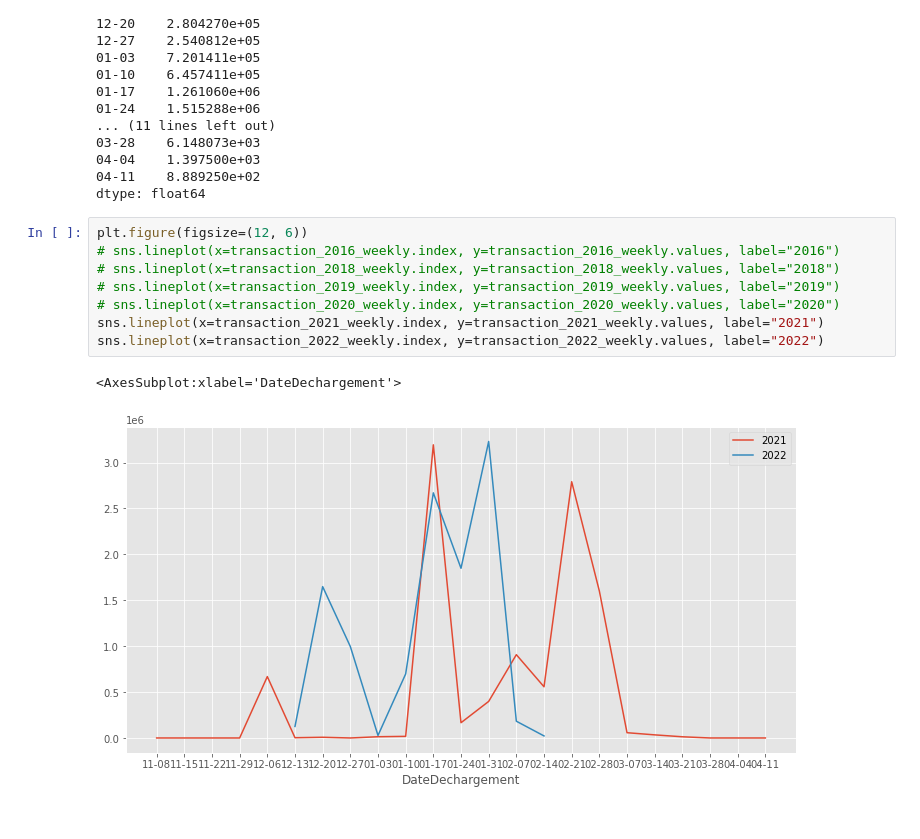
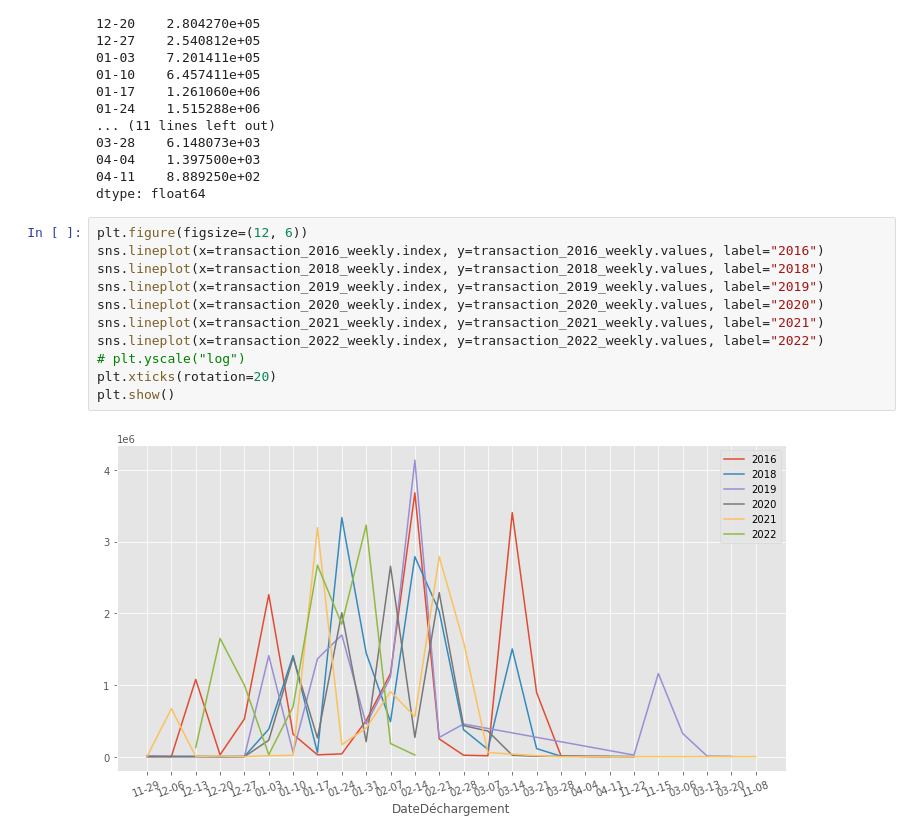
Before and after one commit to cimadure/ind6212, a Jupyter notebook: notebooks/weekly_snowfall.ipynb, the cells around one changed output. Drawn from its saved outputs; the diff is of its cells as text.

Commit message:
year strategy volume and weekly snowfall adjust

```diff
--- a/notebooks/weekly_snowfall.ipynb
+++ b/notebooks/weekly_snowfall.ipynb
@@ -365,12 +365,14 @@ complete_average_snowfall
 dtype: float64
 # %%
 plt.figure(figsize=(12, 6))
-# sns.lineplot(x=transaction_2016_weekly.index, y=transaction_2016_weekly.values, label="2016")
-# sns.lineplot(x=transaction_2018_weekly.index, y=transaction_2018_weekly.values, label="2018")
-# sns.lineplot(x=transaction_2019_weekly.index, y=transaction_2019_weekly.values, label="2019")
-# sns.lineplot(x=transaction_2020_weekly.index, y=transaction_2020_weekly.values, label="2020")
+sns.lineplot(x=transaction_2016_weekly.index, y=transaction_2016_weekly.values, label="2016")
+sns.lineplot(x=transaction_2018_weekly.index, y=transaction_2018_weekly.values, label="2018")
+sns.lineplot(x=transaction_2019_weekly.index, y=transaction_2019_weekly.values, label="2019")
+sns.lineplot(x=transaction_2020_weekly.index, y=transaction_2020_weekly.values, label="2020")
 sns.lineplot(x=transaction_2021_weekly.index, y=transaction_2021_weekly.values, label="2021")
 sns.lineplot(x=transaction_2022_weekly.index, y=transaction_2022_weekly.values, label="2022")
+# plt.yscale("log")
+plt.xticks(rotation=20)
+plt.show()
 # %% [output]
-<AxesSubplot:xlabel='DateDechargement'>
-[figure, old version]
+[figure, new version]
```
Also changed, not shown: parts of 4 cells of this notebook, 1 other file.
